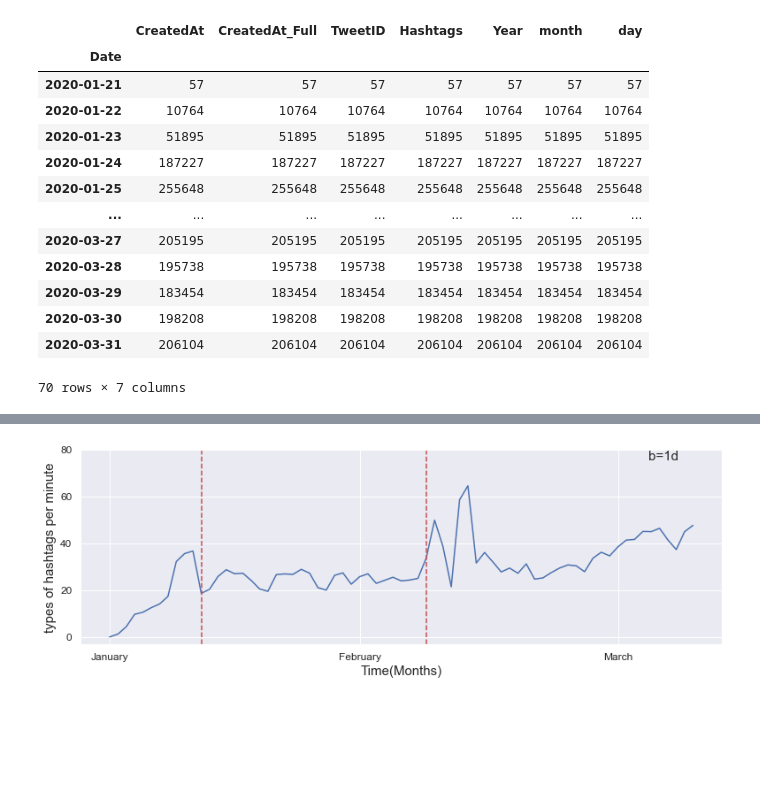
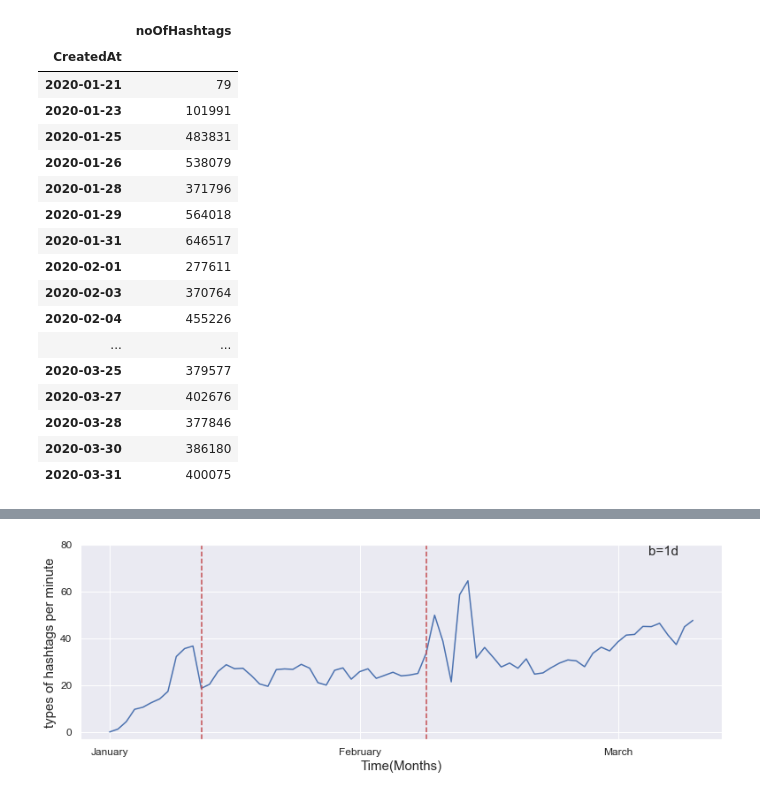
Before and after one commit to vedudx/TwitterSentimentAnalysis, a Jupyter notebook: tweetAnalysis.ipynb, the cells around one changed output, grey strips where cells are left out. Cells and saved outputs as stored; diff of their text form; code cells hidden in the pictures; blank space fills up the shorter version.

```diff
--- a/tweetAnalysis.ipynb
+++ b/tweetAnalysis.ipynb
@@ -109,19 +100,27 @@ KeyboardInterrupt:
 # %%
 #df['CreatedAt'].plot(linewidth=0.5)
-counts = df.groupby(['Date']).agg(len)
+
+
+counts = comb_df.groupby(['CreatedAt']).agg(len)
+counts.rename(columns = {'CreatedAt_Full':'noOfHashtags'}, inplace = True)
+counts.drop(columns=['TweetID', 'Hashtags', 'Year', 'month', 'day', 'date'], inplace=True)
 counts
 # %% [output]
-|  | CreatedAt | CreatedAt_Full | TweetID | Hashtags | Year | month | day |
-| Date |  |  |  |  |  |  |  |
-| 2020-01-21 | 57 | 57 | 57 | 57 | 57 | 57 | 57 |
-| 2020-01-22 | 10764 | 10764 | 10764 | 10764 | 10764 | 10764 | 10764 |
-| 2020-01-23 | 51895 | 51895 | 51895 | 51895 | 51895 | 51895 | 51895 |
-| 2020-01-24 | 187227 | 187227 | 187227 | 187227 | 187227 | 187227 | 187227 |
-| 2020-01-25 | 255648 | 255648 | 255648 | 255648 | 255648 | 255648 | 255648 |
-| ... | ... | ... | ... | ... | ... | ... | ... |
-| 2020-03-27 | 205195 | 205195 | 205195 | 205195 | 205195 | 205195 | 205195 |
-| 2020-03-28 | 195738 | 195738 | 195738 | 195738 | 195738 | 195738 | 195738 |
-| 2020-03-29 | 183454 | 183454 | 183454 | 183454 | 183454 | 183454 | 183454 |
-| 2020-03-30 | 198208 | 198208 | 198208 | 198208 | 198208 | 198208 | 198208 |
-| 2020-03-31 | 206104 | 206104 | 206104 | 206104 | 206104 | 206104 | 206104 |
+|  | noOfHashtags |
+| CreatedAt |  |
+| 2020-01-21 | 79 |
+| 2020-01-23 | 101991 |
+| 2020-01-25 | 483831 |
+| 2020-01-26 | 538079 |
+| 2020-01-28 | 371796 |
+| 2020-01-29 | 564018 |
+| 2020-01-31 | 646517 |
+| 2020-02-01 | 277611 |
+| 2020-02-03 | 370764 |
+| 2020-02-04 | 455226 |
+| ... | ... |
+| 2020-03-25 | 379577 |
+| 2020-03-27 | 402676 |
+| 2020-03-28 | 377846 |
+| 2020-03-30 | 386180 |
+| 2020-03-31 | 400075 |
-70 rows × 7 columns
```
Also changed, not shown: parts of 22 cells of this notebook, 3 other files.
